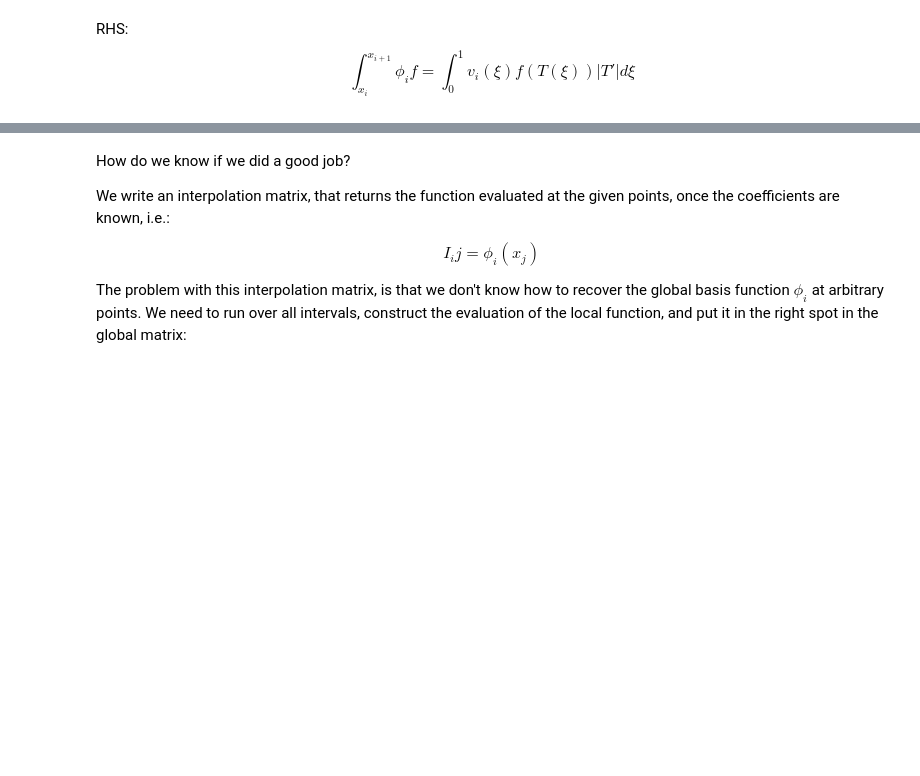
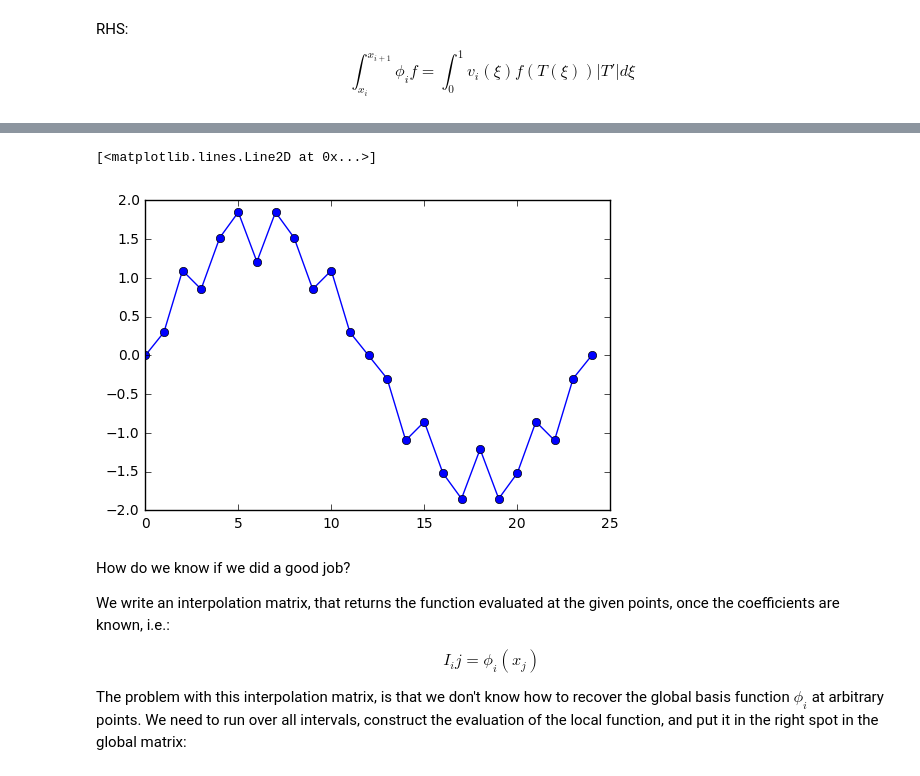
Before and after one commit to sissa/P1.4_seed, a Jupyter notebook: python-outputs/05_simple_pde_approximation.ipynb, the cells around one changed output, grey strips where cells are left out. Saved outputs shown, nothing was run; the diff lists cells and outputs as text; code cells hidden in the pictures; blank space fills up the shorter version.

```diff
--- a/python-outputs/05_simple_pde_approximation.ipynb
+++ b/python-outputs/05_simple_pde_approximation.ipynb
@@ -397,3 +439,8 @@ ufem = linalg.solve(A2, rhs)
+# %%
+plot(rhs,'-o')
+# %% [output]
+[<matplotlib.lines.Line2D at 0x...>]
+[figure, added]
 # %% [markdown]
 How do we know if we did a good job?
 
```
Also changed, not shown: parts of 10 cells of this notebook, 2 other files.
